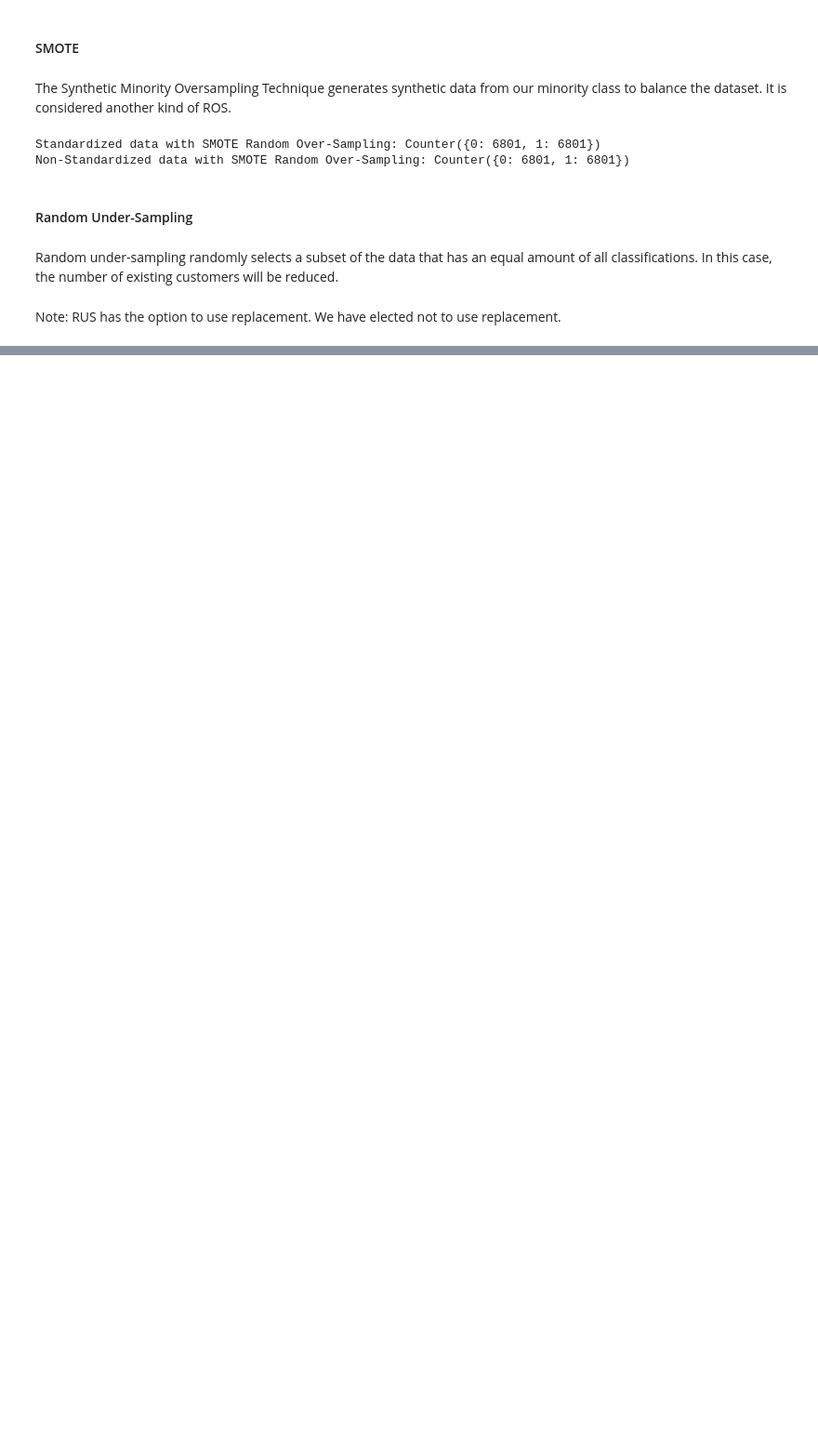
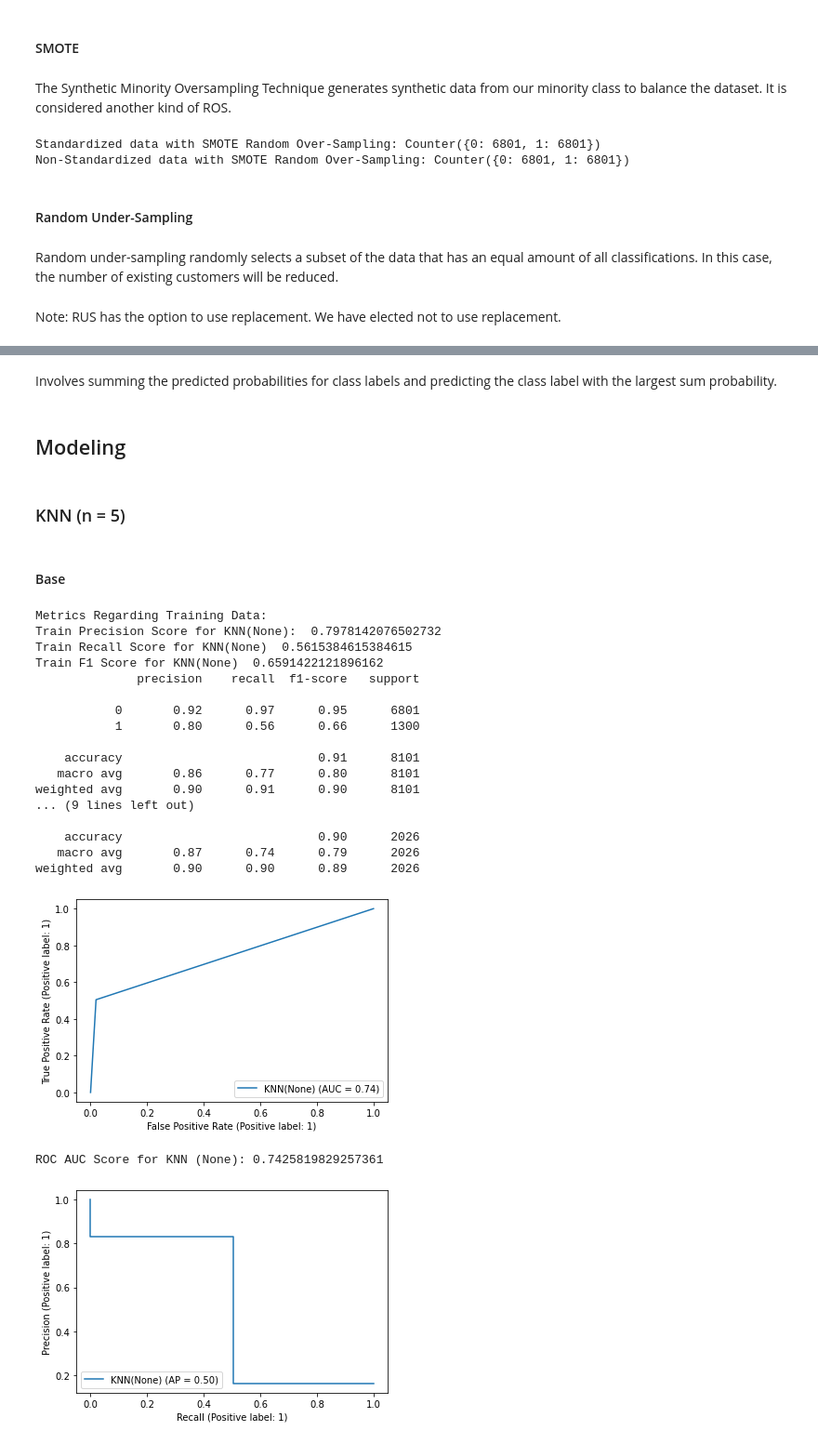
Before and after one commit to pw45000/cmps-320-final-project, a Jupyter notebook: cmps_320_final_project.ipynb, the cells around one changed output, grey strips where cells are left out. Shown at 93% size. Cells and saved outputs as stored; diff of their text form; code cells hidden in the pictures; blank space fills up the shorter version.

Commit message:
Completed First Model (KNN)

```diff
--- a/cmps_320_final_project.ipynb
+++ b/cmps_320_final_project.ipynb
@@ -1057,0 +1168,2 @@ All of the metrics we use comes from the sklearn.metrics library.
+# %% [markdown]
+Involves summing the predicted probabilities for class labels and predicting the class label with the largest sum probability.
@@ -1057,0 +1172,31 @@ All of the metrics we use comes from the sklearn.metrics library.
+# %% [markdown]
+## Modeling
+# %% [markdown]
+### KNN (n = 5)
+# %% [markdown]
+#### Base
+# %%
+knn_new = knn(n_neighbors=5)
+algorithm = knn_new.fit(pred_std_train, tar_std_train)
+metricDisplay(models[0], sampling[3], algorithm, pred_std_test, tar_std_test, pred_std_train, tar_std_train)
+# %% [output]
+Metrics Regarding Training Data:
+Train Precision Score for KNN(None):  0.7978142076502732
+Train Recall Score for KNN(None)  0.5615384615384615
+Train F1 Score for KNN(None)  0.6591422121896162
+              precision    recall  f1-score   support
+
+           0       0.92      0.97      0.95      6801
+           1       0.80      0.56      0.66      1300
+
+    accuracy                           0.91      8101
+   macro avg       0.86      0.77      0.80      8101
+weighted avg       0.90      0.91      0.90      8101
+... (9 lines left out)
+
+    accuracy                           0.90      2026
+   macro avg       0.87      0.74      0.79      2026
+weighted avg       0.90      0.90      0.89      2026
+[figure, added]
+ROC AUC Score for KNN (None): 0.7425819829257361
+[figure, added]
```
Also changed, not shown: parts of 51 cells of this notebook.
